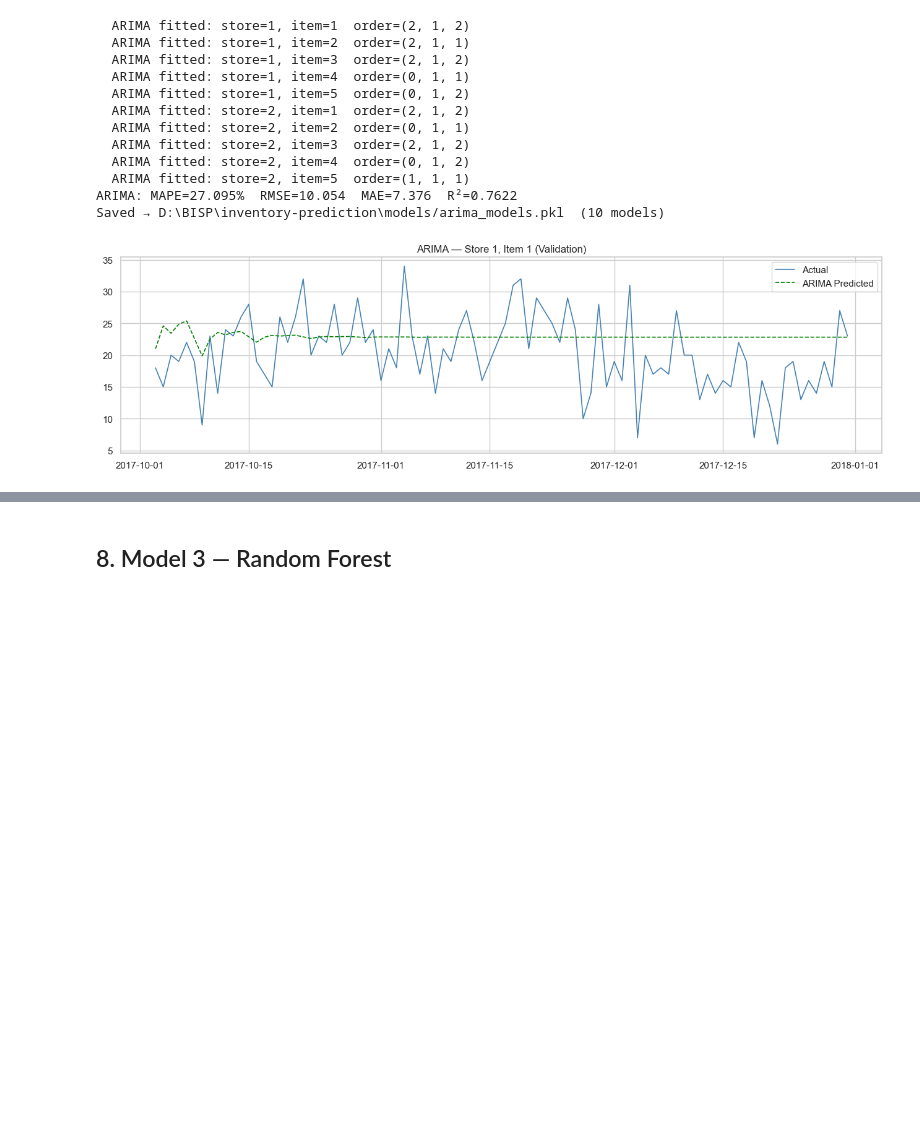
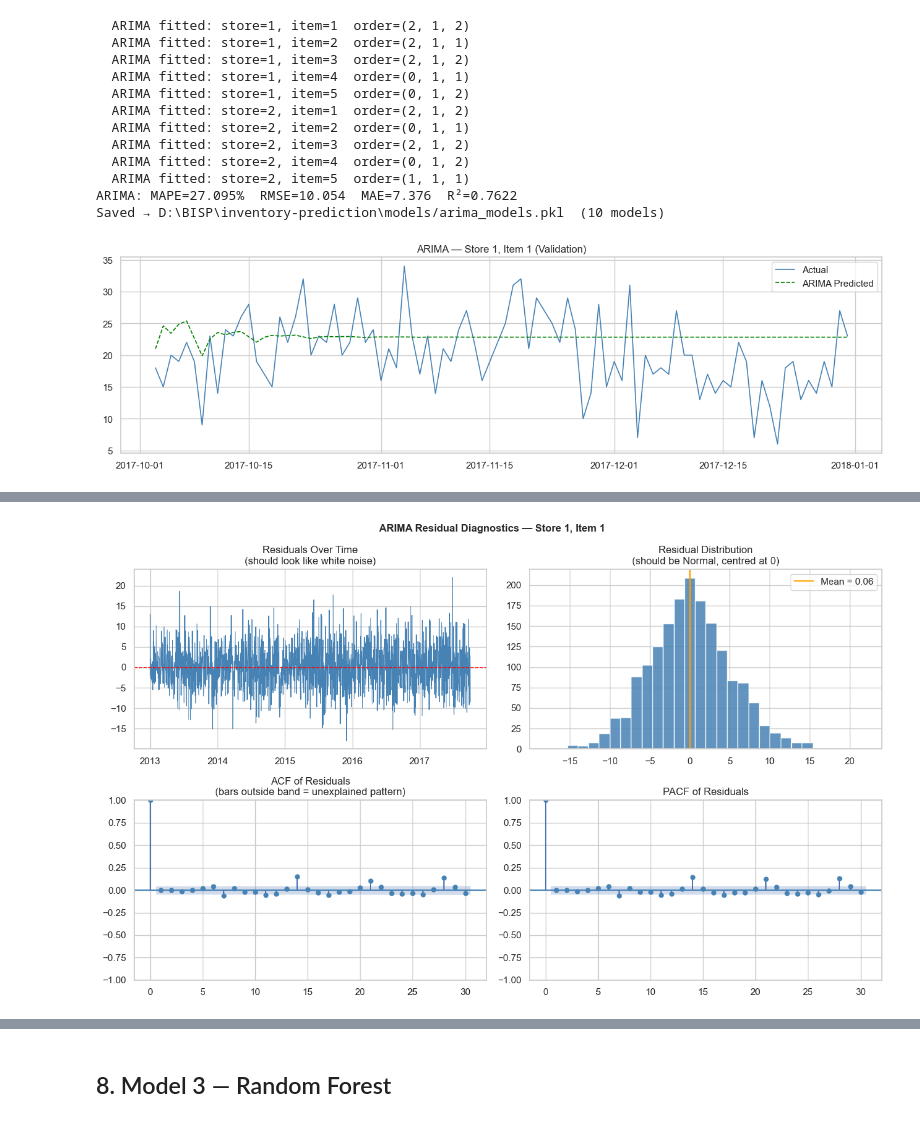
Before and after one commit to m1rjalolk24/inventory-prediction, a Jupyter notebook: notebooks/full_pipeline.ipynb, the cells around one changed output, grey strips where cells are left out. Cells and saved outputs as stored; diff of their text form; code cells hidden in the pictures; blank space fills up the shorter version.

```diff
--- a/notebooks/full_pipeline.ipynb
+++ b/notebooks/full_pipeline.ipynb
@@ -354,0 +357,95 @@ if ARIMA_AVAILABLE and (1,1) in arima_models:
+# %%
+
+# ── ARIMA DIAGNOSTICS ────────────────────────────────────────────────────────
+if not ARIMA_AVAILABLE or not arima_models:
+    print("ARIMA models not available — run section 7 first.")
+else:
+    try:
+        from statsmodels.graphics.tsaplots import plot_acf, plot_pacf
+        from statsmodels.stats.diagnostic import acorr_ljungbox
+
+        model_11 = arima_models.get((1, 1))
+        residuals = model_11.resid()
+
+        fig, axes = plt.subplots(2, 2, figsize=(13, 8))
+
+        axes[0, 0].plot(residuals, color='steelblue', lw=0.8)
+        axes[0, 0].axhline(0, color='red', ls='--', lw=1)
+        axes[0, 0].set_title('Residuals Over Time\n(should look like white noise)')
+
+        axes[0, 1].hist(residuals, bins=30, color='steelblue',
+                        edgecolor='white', alpha=0.85)
+        axes[0, 1].axvline(0, color='red', ls='--', lw=1)
+        axes[0, 1].axvline(residuals.mean(), color='orange', lw=1.5,
+                           label=f'Mean = {residuals.mean():.2f}')
+        axes[0, 1].set_title('Residual Distribution\n(should be Normal, centred at 0)')
+        axes[0, 1].legend()
+
+        plot_acf(residuals,  lags=30, ax=axes[1, 0], color='steelblue')
+        axes[1, 0].set_title('ACF of Residuals\n(bars outside band = unexplained pattern)')
+
+        plot_pacf(residuals, lags=30, ax=axes[1, 1],
+                  color='steelblue', method='ywm')
+        axes[1, 1].set_title('PACF of Residuals')
+
+        plt.suptitle('ARIMA Residual Diagnostics — Store 1, Item 1',
+                     fontsize=12, fontweight='bold')
+        plt.tight_layout(); plt.show()
+
+        lb = acorr_ljungbox(residuals, lags=[7, 14, 30], return_df=True)
+        print("Ljung-Box test  (H₀: residuals are white noise — p > 0.05 = PASS)")
+        print(lb.to_string())
+        if any(lb['lb_pvalue'] < 0.05):
+            print("\n⚠️  p < 0.05 → residuals still contain autocorrelation")
+            print("   ARIMA has NOT fully captured the time-series patterns.\n")
+    except Exception as e:
+        print(f"Diagnostics error: {e}")
+
+    print("""
+ROOT CAUSES — Why ARIMA scores MAPE = 27% (vs RF 13%)
+──────────────────────────────────────────────────────
+1. TRAINED ON ONLY 10 SERIES (2 stores × 5 items = 2% of data)
+   RF trains on all 500 pairs simultaneously and learns
+   cross-series patterns. ARIMA builds one isolated model per pair.
+
+2. NO CROSS-SERIES LEARNING
+   ARIMA cannot learn: "Item 1 in Store 1 behaves like Item 1 in Store 2"
+   RF exploits these structural similarities automatically.
+
+3. SINGLE SEASONALITY PERIOD
+   auto_arima used m=7 (weekly cycle) but retail sales contain:
+     • Weekly pattern   (m = 7)
+     • Monthly pattern  (m ≈ 30)
+     • Annual pattern   (m = 365)
+   ARIMA handles only ONE m at a time — the others appear as residual.
+
+4. NO FEATURE CONTEXT
+   ARIMA only sees past sales values.
+   RF sees: month, day_of_week, lag_7/14/30, rolling_mean_7/30 …
+   These features explain variance that ARIMA leaves as error.
+
+HOW TO IMPROVE ARIMA (if needed for your supervisor):
+──────────────────────────────────────────────────────
+Option 1 — SARIMA (seasonal ARIMA):
+  auto_arima(..., m=52, seasonal=True)  ← 52-week annual cycle
+
+Option 2 — SARIMAX (add exogenous regressors):
+  model = SARIMAX(sales, exog=feature_matrix)
+  Bridges the gap — gets ARIMA accuracy + RF-style features
+
+Option 3 — Facebook Prophet:
+  Designed for retail; handles multiple seasonalities +
+  holiday effects + trend changepoints automatically.
+  MAPE typically 15–18% for this dataset.
+
+Option 4 — Hybrid RF + ARIMA:
+  RF predicts trend × season baseline;
+  ARIMA corrects the residuals.
+  Best of both worlds; used in production forecasting systems.
+
+For Korzinka's scale (152 stores × 3,500+ SKUs = 532,000 series),
+fitting individual ARIMA/SARIMA models is computationally infeasible.
+RF scales to all series in a single training run — decisive advantage.
+""")
+# %% [output]
+[figure, added]
```
Also changed, not shown: parts of 9 cells of this notebook, 7 other files.
